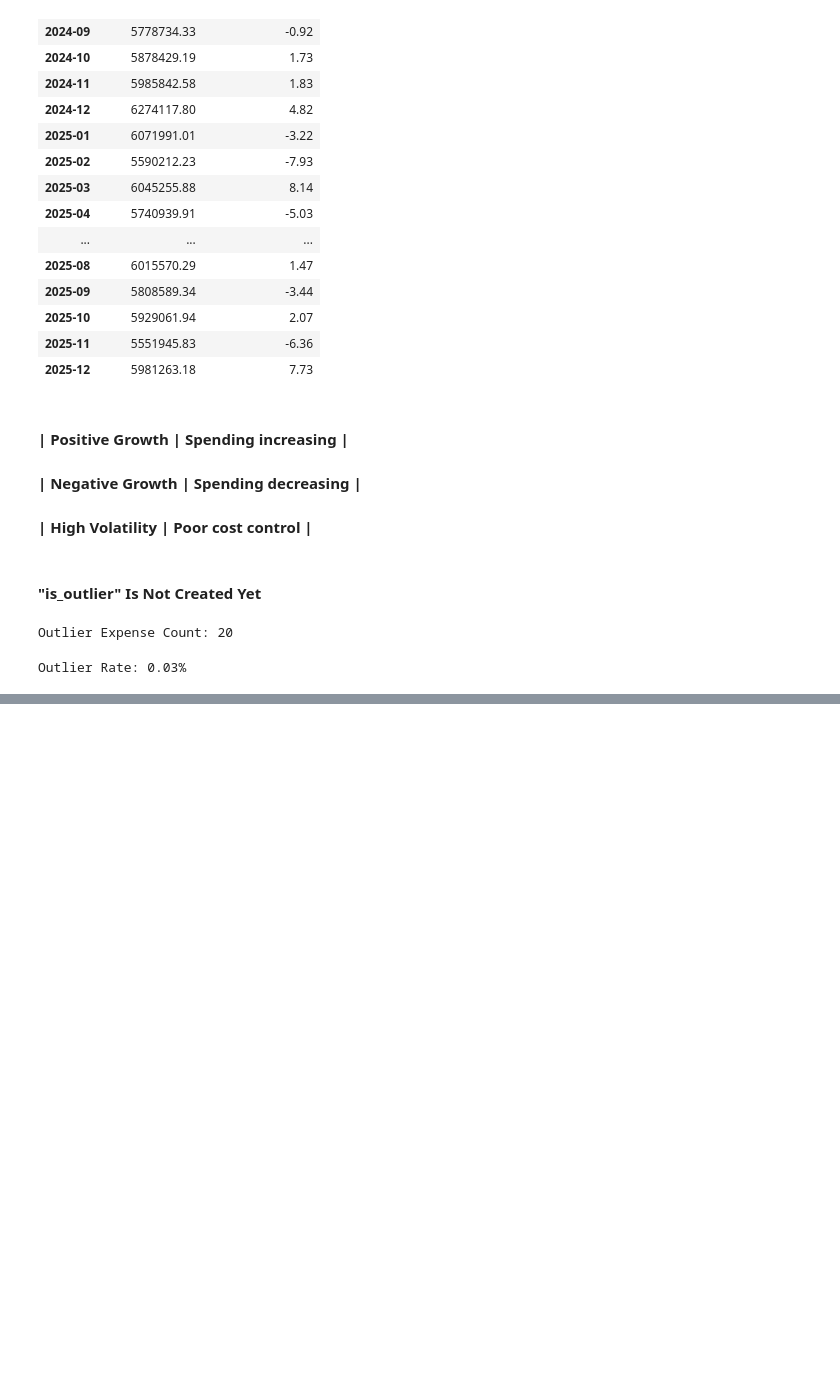
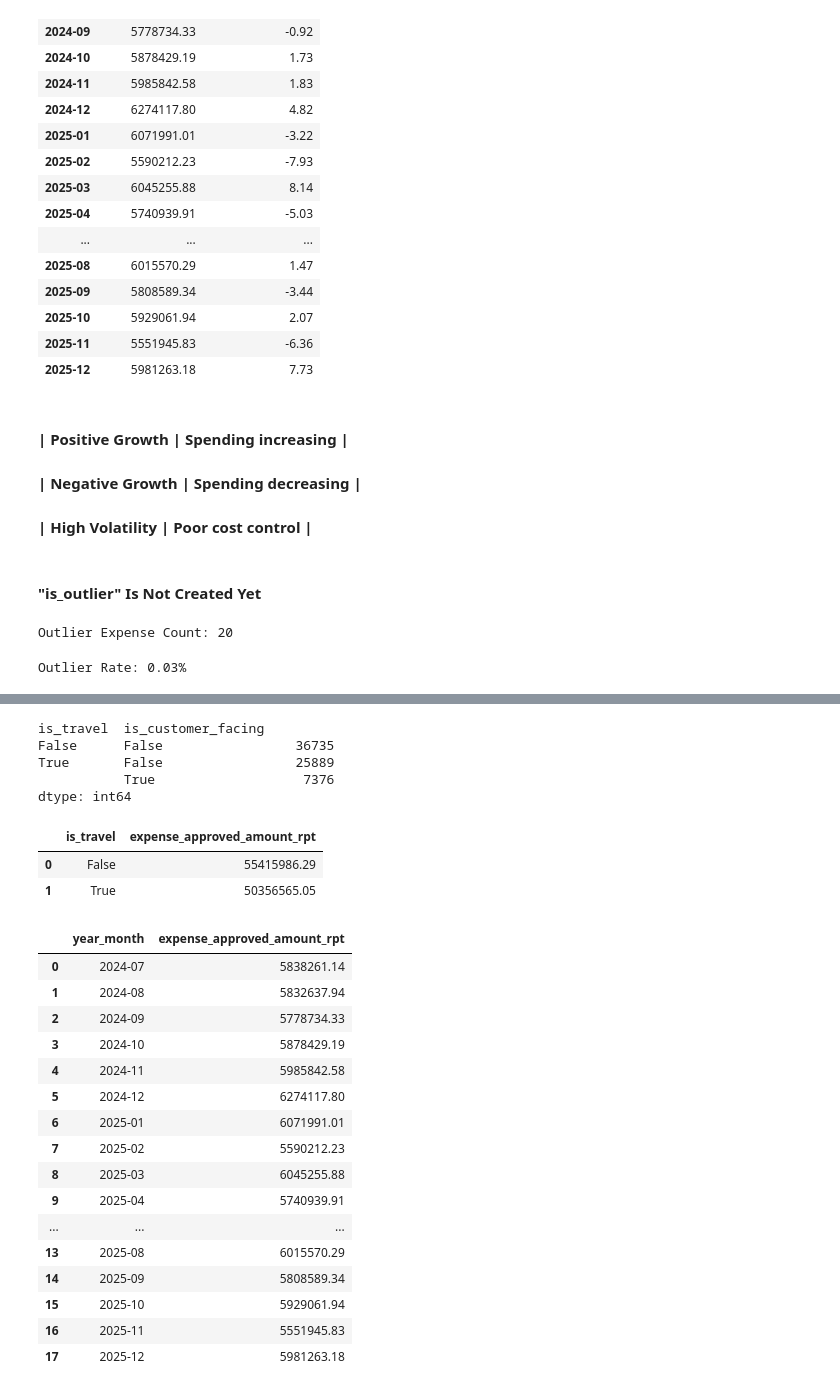
Before and after one commit to duggalvivekmr/orionx-travel-expense-kpis, a Jupyter notebook: orionx-travel-expense-kpis/notebooks/03_kpi_eda.ipynb, the cells around one changed output, grey strips where cells are left out. Saved outputs shown, nothing was run; the diff lists cells and outputs as text; code cells hidden in the pictures; blank space fills up the shorter version.

```diff
--- a/orionx-travel-expense-kpis/notebooks/03_kpi_eda.ipynb
+++ b/orionx-travel-expense-kpis/notebooks/03_kpi_eda.ipynb
@@ -758,0 +797,38 @@ Outlier Rate: 0.03%
+# %%
+df_features = pd.read_parquet("../data/feature/expense_features.parquet")
+
+df_features.groupby(["is_travel", "is_customer_facing"]).size()
+# %% [output]
+is_travel  is_customer_facing
+False      False                 36735
+True       False                 25889
+           True                   7376
+dtype: int64
+# %%
+df_kpi = pd.read_parquet("../data/curated/kpi_travel_split.parquet")
+df_kpi
+# %% [output]
+|  | is_travel | expense_approved_amount_rpt |
+| 0 | False | 55415986.29 |
+| 1 | True | 50356565.05 |
+# %%
+df_kpi = pd.read_parquet("../data/curated/kpi_monthly_trend.parquet")
+df_kpi
+# %% [output]
+|  | year_month | expense_approved_amount_rpt |
+| 0 | 2024-07 | 5838261.14 |
+| 1 | 2024-08 | 5832637.94 |
+| 2 | 2024-09 | 5778734.33 |
+| 3 | 2024-10 | 5878429.19 |
+| 4 | 2024-11 | 5985842.58 |
+| 5 | 2024-12 | 6274117.80 |
+| 6 | 2025-01 | 6071991.01 |
+| 7 | 2025-02 | 5590212.23 |
+| 8 | 2025-03 | 6045255.88 |
+| 9 | 2025-04 | 5740939.91 |
+| ... | ... | ... |
+| 13 | 2025-08 | 6015570.29 |
+| 14 | 2025-09 | 5808589.34 |
+| 15 | 2025-10 | 5929061.94 |
+| 16 | 2025-11 | 5551945.83 |
+| 17 | 2025-12 | 5981263.18 |
```
Also changed, not shown: parts of 4 cells of this notebook, 9 other files.
